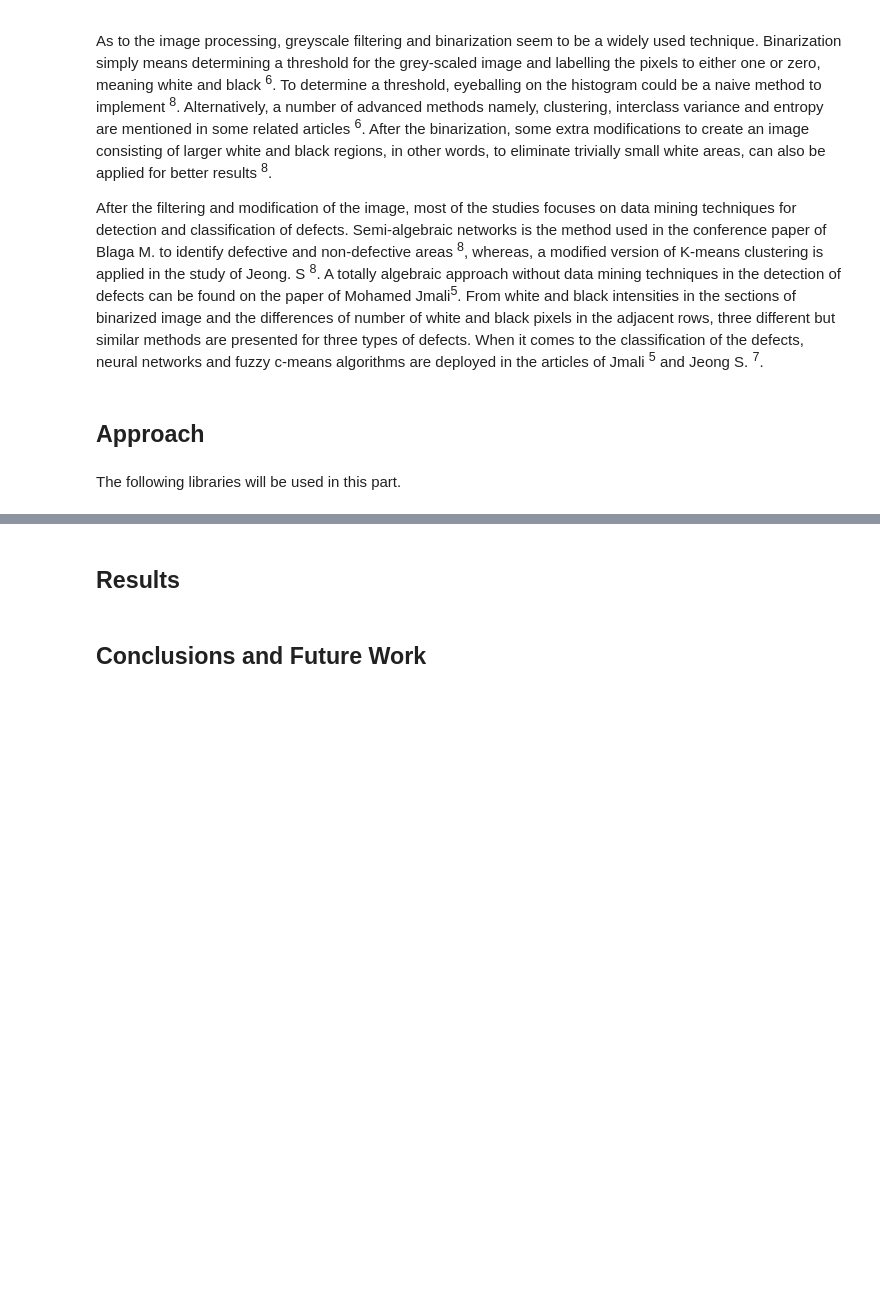
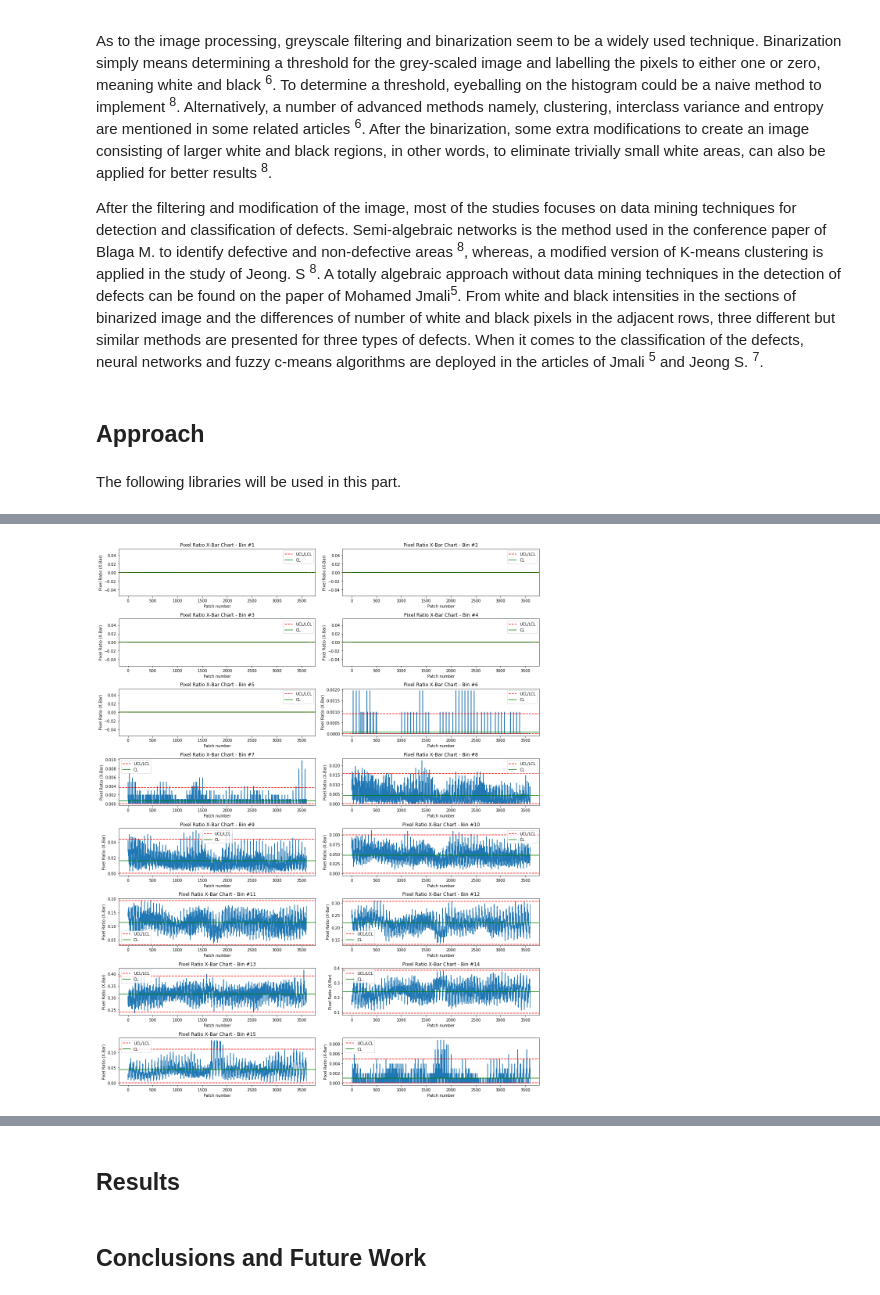
Before and after one commit to BU-IE-582/fall19-akinelden, a Jupyter notebook: Project_Part3/Part3.ipynb, the cells around one changed output, grey strips where cells are left out. Cells and saved outputs as stored; diff of their text form; code cells hidden in the pictures; blank space fills up the shorter version.

```diff
--- a/Project_Part3/Part3.ipynb
+++ b/Project_Part3/Part3.ipynb
@@ -29,0 +75,22 @@ import numpy as np
+# %%
+def plotXBarChart(patch_ratios, figsize=[16,20], sigmalevel=3):
+    xbarbar = patch_ratios.mean(axis=0)
+    sigma = patch_ratios.std(axis=0)
+    upper_limit = xbarbar + sigmalevel * sigma
+    lower_limit = xbarbar - sigmalevel * sigma
+    lower_limit[lower_limit < 0] = 0
+
+    bin_number = patch_ratios.shape[1]
+    plt.figure(figsize=figsize)
+    for i in range(bin_number):
+        plt.title("Pixel Ratio X-Bar Chart - Bin #{0}".format(i))
+        plt.subplot(bin_number/2,2,i+1)
+        plt.xlabel('Patch number')
+        plt.ylabel('Pixel Ratio (X-Bar)')
+        plt.plot(patch_ratios[:,i])
+        plt.axhline(upper_limit[i],color="r", linestyle='--', label='UCL/LCL')
+        plt.axhline(lower_limit[i],color="r", linestyle='--')
+        plt.axhline(xbarbar[i],color="g", label='CL')
+        plt.legend()
+        plt.tight_layout()
+    plt.show()
@@ -29,0 +125,4 @@ import numpy as np
+# %%
+plotXBarChart(patch1_pixel_ratios)
+# %% [output]
+[figure, added]
```
Also changed, not shown: parts of 19 cells of this notebook.
